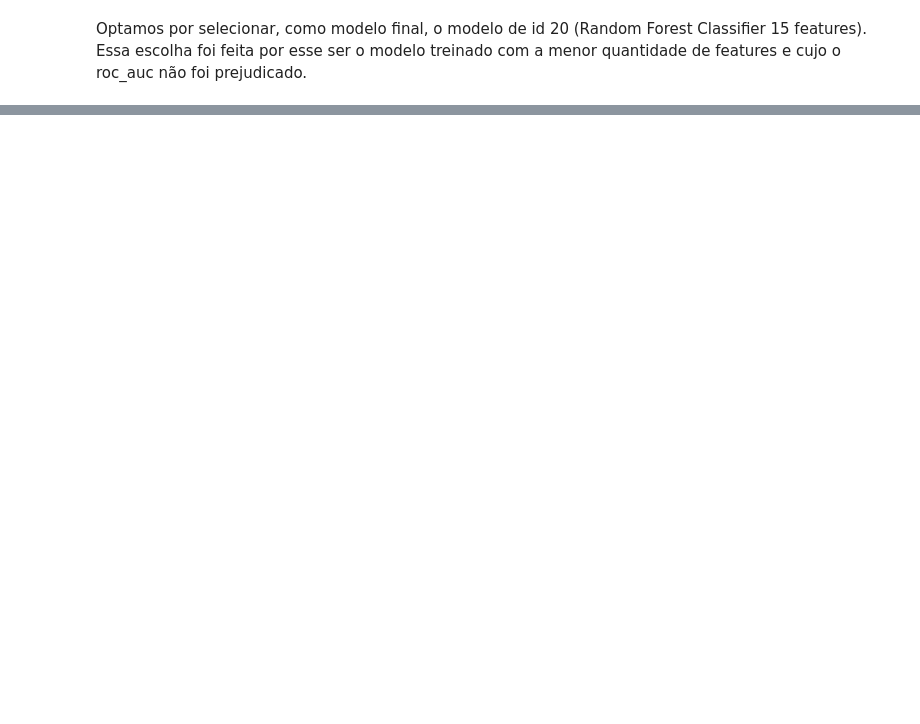
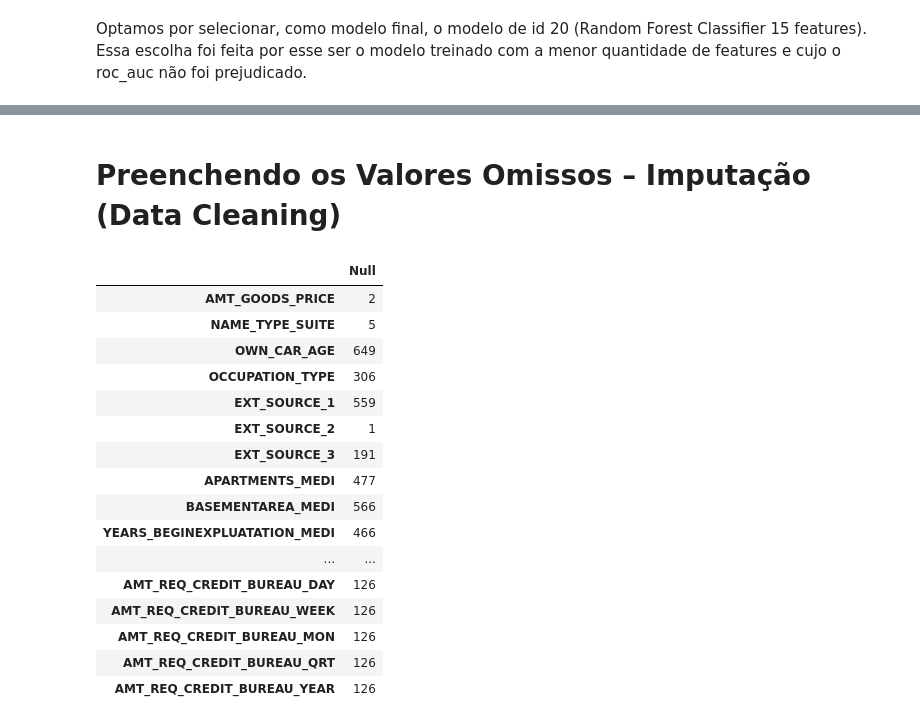
Before and after one commit to juliolimoli/projeto_dados, a Jupyter notebook: parte_DS_final.ipynb, the cells around one changed output, grey strips where cells are left out. Cells and saved outputs as stored; diff of their text form; code cells hidden in the pictures; blank space fills up the shorter version.

```diff
--- a/parte_DS_final.ipynb
+++ b/parte_DS_final.ipynb
@@ -652,0 +675,26 @@ Optamos por selecionar, como modelo final, o modelo de id 20 (Random Forest Clas
+# %% [markdown]
+
+# Preenchendo os Valores Omissos – Imputação (Data Cleaning)
+# %%
+#Criando um Dataframe com as colunas e sua respectiva quantidade de valores nulos
+cols_w_null_values = pd.DataFrame(df_test_student.isnull().sum(), columns = ['Null'])
+cols_w_null_values = cols_w_null_values[cols_w_null_values['Null'] != 0]
+cols_w_null_values
+# %% [output]
+|  | Null |
+| AMT_GOODS_PRICE | 2 |
+| NAME_TYPE_SUITE | 5 |
+| OWN_CAR_AGE | 649 |
+| OCCUPATION_TYPE | 306 |
+| EXT_SOURCE_1 | 559 |
+| EXT_SOURCE_2 | 1 |
+| EXT_SOURCE_3 | 191 |
+| APARTMENTS_MEDI | 477 |
+| BASEMENTAREA_MEDI | 566 |
+| YEARS_BEGINEXPLUATATION_MEDI | 466 |
+| ... | ... |
+| AMT_REQ_CREDIT_BUREAU_DAY | 126 |
+| AMT_REQ_CREDIT_BUREAU_WEEK | 126 |
+| AMT_REQ_CREDIT_BUREAU_MON | 126 |
+| AMT_REQ_CREDIT_BUREAU_QRT | 126 |
+| AMT_REQ_CREDIT_BUREAU_YEAR | 126 |
```
Also changed, not shown: parts of 11 cells of this notebook, 2 other files.
